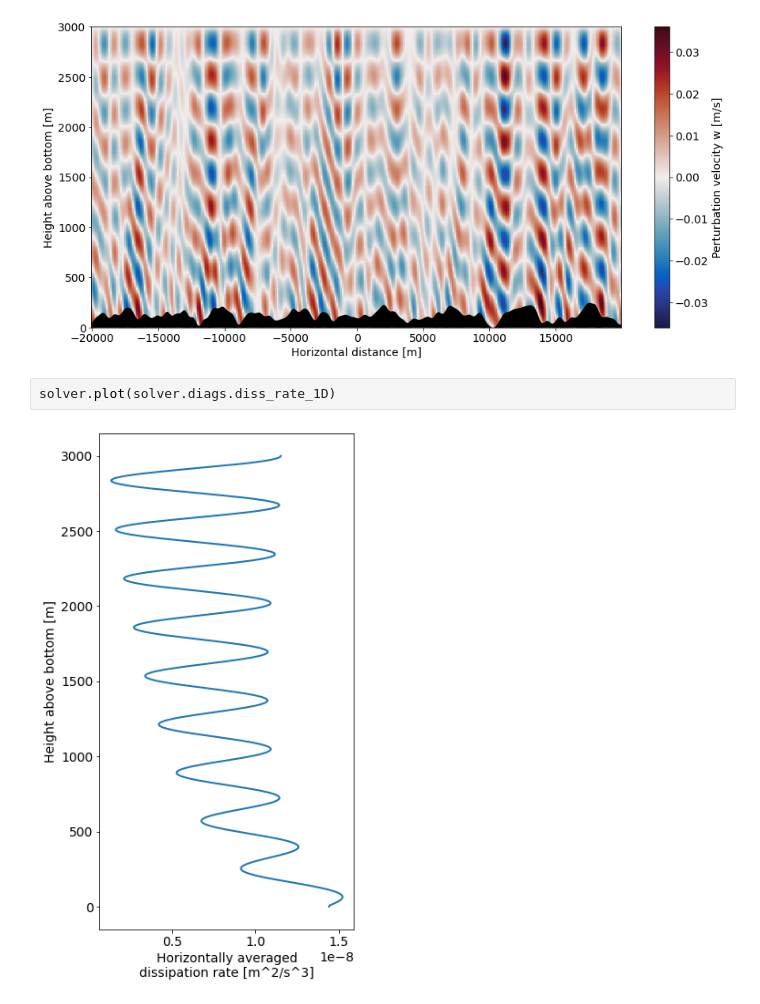
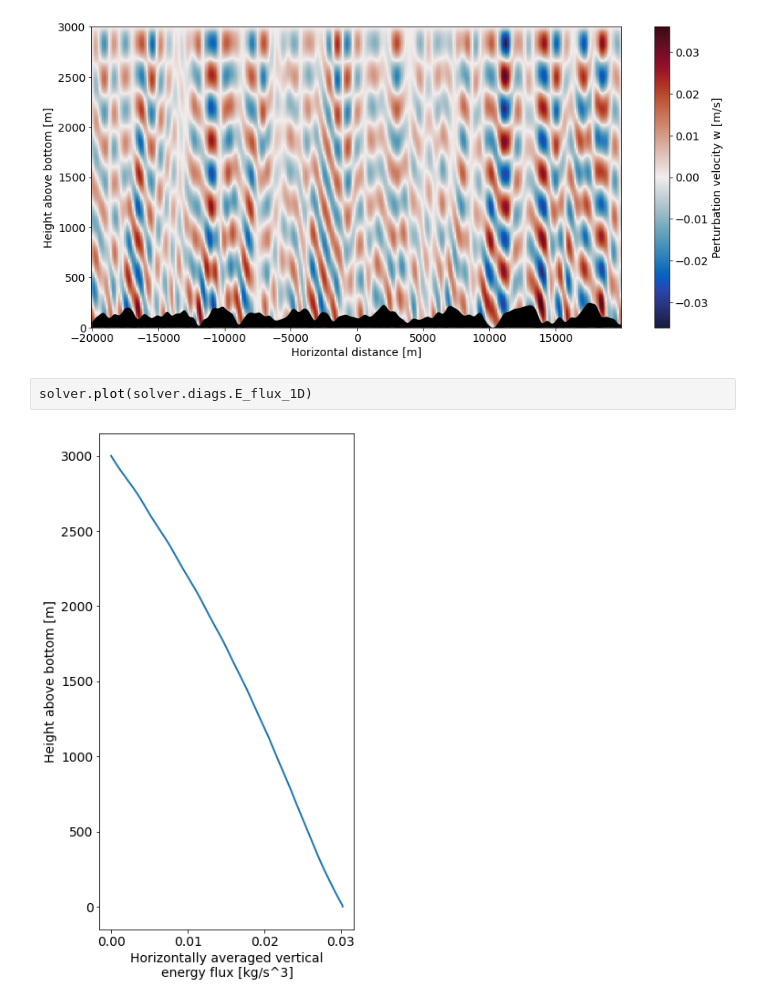
Before and after one commit to loisbaker/lee-wave-solver, a Jupyter notebook: lee_wave_solver.ipynb, the cells around one changed output. Saved outputs shown, nothing was run; the diff lists cells and outputs as text.

```diff
--- a/lee_wave_solver.ipynb
+++ b/lee_wave_solver.ipynb
@@ -79,6 +79,6 @@ solver.plot(solver.wave_fields.w)
 # %% [output]
 [figure]
 # %%
-solver.plot(solver.diags.diss_rate_1D)
+solver.plot(solver.diags.E_flux_1D)
 # %% [output]
-[figure, old version]
+[figure, new version]
```
Also changed, not shown: parts of 6 cells of this notebook, 1 other file.
